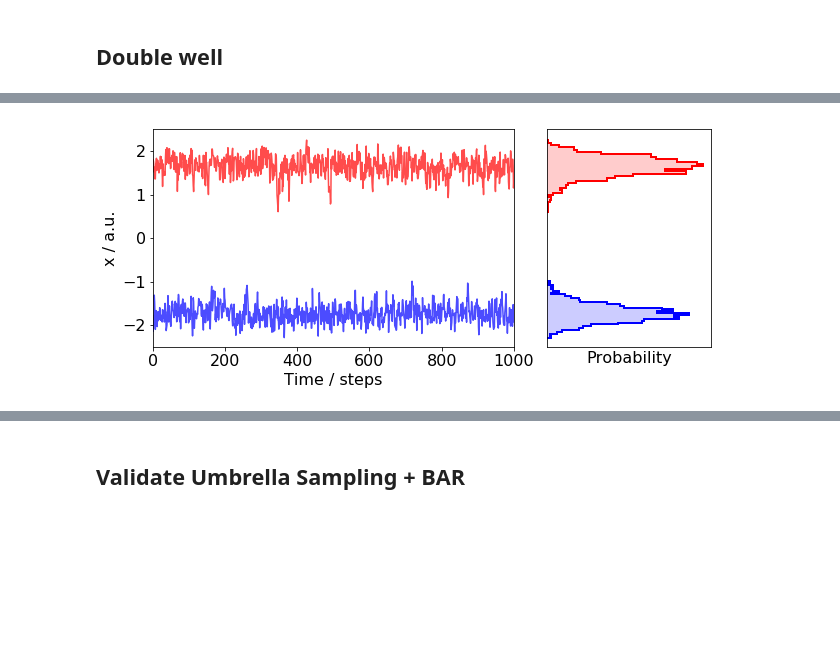
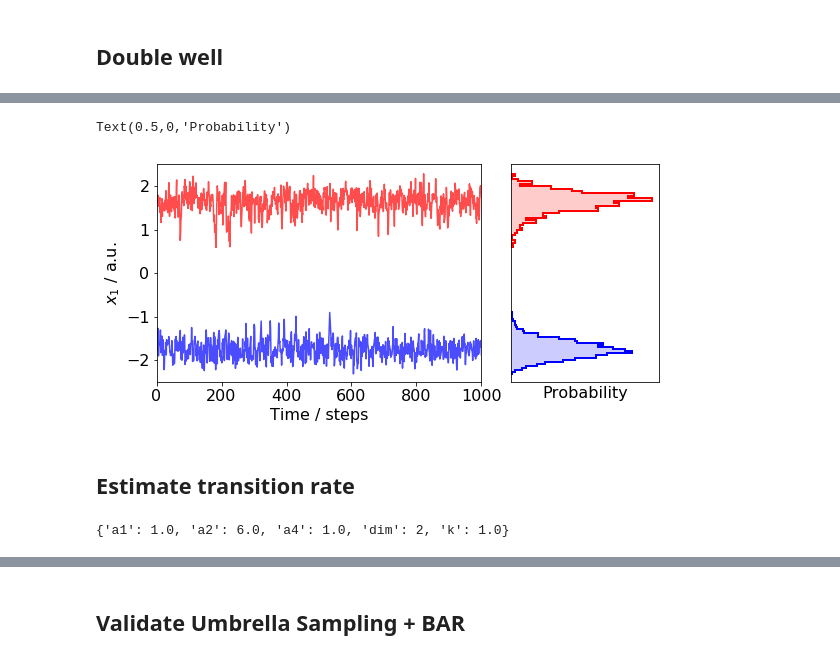
Before and after one commit to noegroup/paper_boltzmann_generators, a Jupyter notebook: notebooks/DoubleWell_Reweighting_TrainingMethods.ipynb, the cells around one changed output, grey strips where cells are left out. Drawn from its saved outputs; the diff is of its cells as text; code cells hidden in the pictures; blank space fills up the shorter version.

```diff
--- a/notebooks/DoubleWell_Reweighting_TrainingMethods.ipynb
+++ b/notebooks/DoubleWell_Reweighting_TrainingMethods.ipynb
@@ -127,29 +165,37 @@ sampler.reset(x0_right)
 sampler.run(nsteps)
 traj_right_val = sampler.traj.copy()
 # %%
-plt.figure(figsize=(10, 4))
+plt.figure(figsize=(9, 4))
 ax1 = plt.subplot2grid((1, 3), (0, 0), colspan=2)
 ax2 = plt.subplot2grid((1, 3), (0, 2))
 ax1.plot(traj_left[:, 0], color='blue', alpha=0.7)
 ax1.plot(traj_right[:, 0], color='red', alpha=0.7)
 ax1.set_xlim(0, 1000)
 ax1.set_ylim(-2.5, 2.5)
 ax1.set_xlabel('Time / steps')
-ax1.set_ylabel('x / a.u.')
+ax1.set_ylabel('$x_1$ / a.u.')
 ax2.hist(traj_left[:, 0], 30, orientation='horizontal', histtype='stepfilled', color='blue', alpha=0.2);
 ax2.hist(traj_left[:, 0], 30, orientation='horizontal', histtype='step', color='blue', linewidth=2);
 ax2.hist(traj_right[:, 0], 30, orientation='horizontal', histtype='stepfilled', color='red', alpha=0.2);
 ax2.hist(traj_right[:, 0], 30, orientation='horizontal', histtype='step', color='red', linewidth=2);
 ax2.set_xticks([])
 ax2.set_yticks([])
 ax2.set_ylim(-2.5, 2.5)
 ax2.set_xlabel('Probability')
-plt.savefig(paper_dir + 'figs/doublewell_prior_trajs.pdf', bbox_inches='tight')
+#plt.savefig(paper_dir + 'figs/doublewell_prior_trajs.pdf', bbox_inches='tight')
 # %% [output]
+Text(0.5,0,'Probability')
-[figure, old version]
+[figure, new version]
 # %%
 x = np.vstack([traj_left, traj_right])
 xval = np.vstack([traj_left_val, traj_right_val])
 # %%
 # prepare transition state
 x_ts = np.vstack([np.zeros(1000), (1.0/double_well.params['k']) * np.random.randn(1000)]).T
+# %% [markdown]
+Estimate transition rate
+----
+# %%
+params
+# %% [output]
+{'a1': 1.0, 'a2': 6.0, 'a4': 1.0, 'dim': 2, 'k': 1.0}
```
Also changed, not shown: parts of 41 cells of this notebook, 6 other files.
